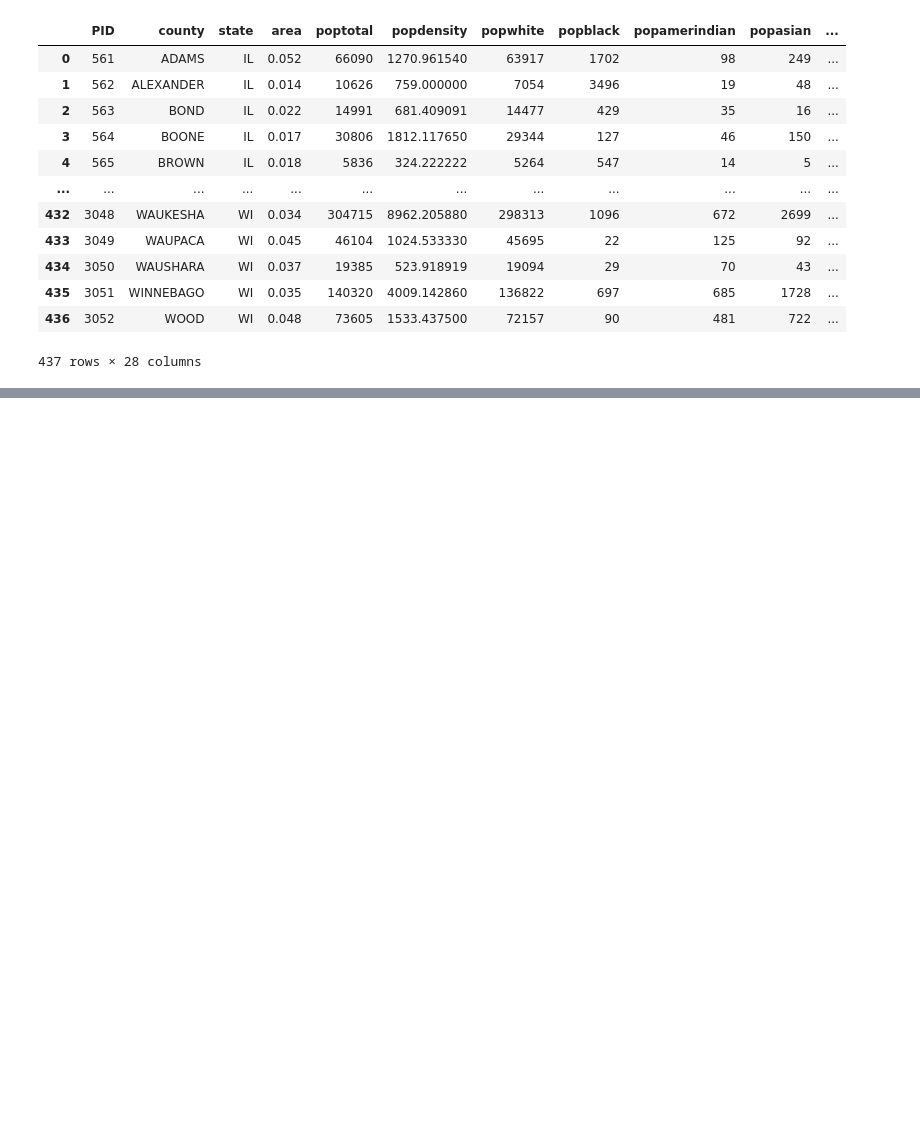
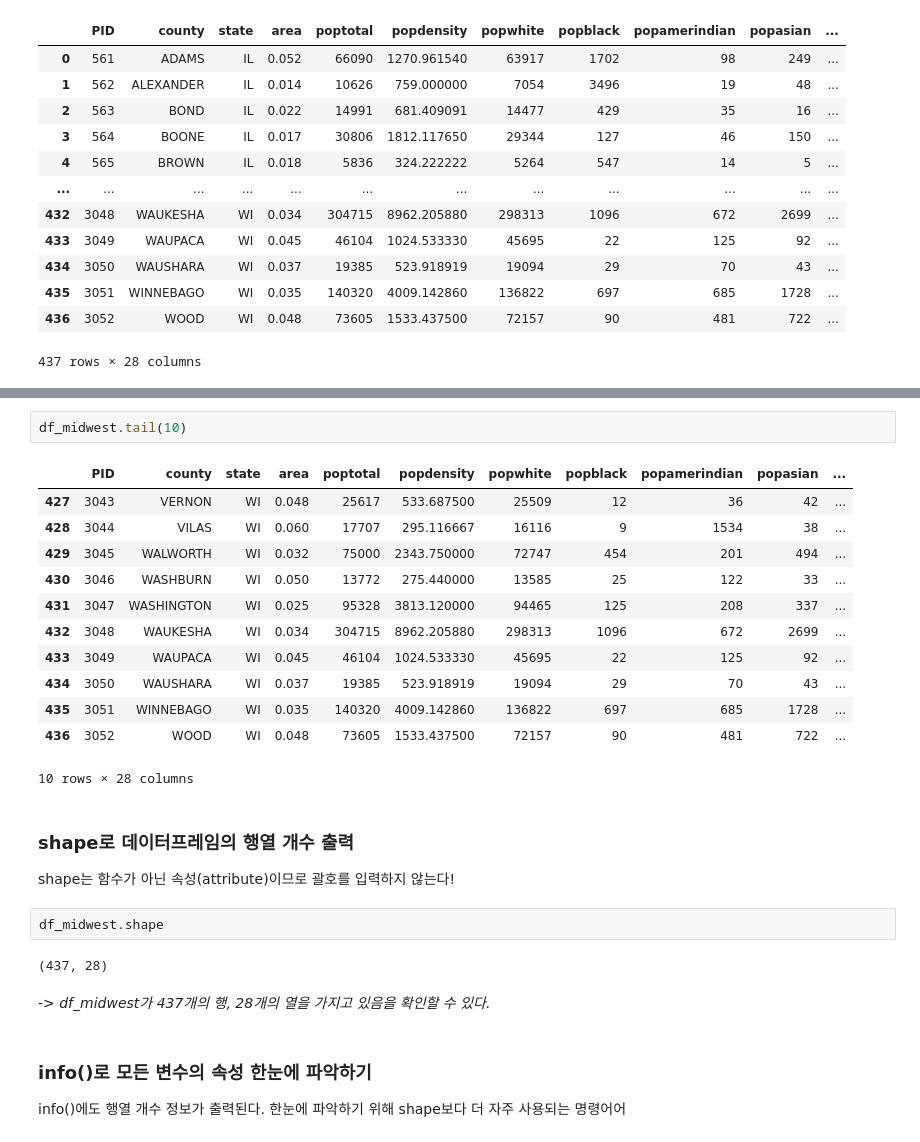
Before and after one commit to Likelion-at-SMWU-13th/KimMinSeo, a Jupyter notebook: part04hw/dataframe.ipynb, the cells around one changed output, grey strips where cells are left out. Drawn from its saved outputs; the diff is of its cells as text; blank space fills up the shorter version.

```diff
--- a/part04hw/dataframe.ipynb
+++ b/part04hw/dataframe.ipynb
@@ -24,0 +65,27 @@ df_midwest
+# %%
+df_midwest.tail(10)
+# %% [output]
+|  | PID | county | state | area | poptotal | popdensity | popwhite | popblack | popamerindian | popasian | ... |
+| 427 | 3043 | VERNON | WI | 0.048 | 25617 | 533.687500 | 25509 | 12 | 36 | 42 | ... |
+| 428 | 3044 | VILAS | WI | 0.060 | 17707 | 295.116667 | 16116 | 9 | 1534 | 38 | ... |
+| 429 | 3045 | WALWORTH | WI | 0.032 | 75000 | 2343.750000 | 72747 | 454 | 201 | 494 | ... |
+| 430 | 3046 | WASHBURN | WI | 0.050 | 13772 | 275.440000 | 13585 | 25 | 122 | 33 | ... |
+| 431 | 3047 | WASHINGTON | WI | 0.025 | 95328 | 3813.120000 | 94465 | 125 | 208 | 337 | ... |
+| 432 | 3048 | WAUKESHA | WI | 0.034 | 304715 | 8962.205880 | 298313 | 1096 | 672 | 2699 | ... |
+| 433 | 3049 | WAUPACA | WI | 0.045 | 46104 | 1024.533330 | 45695 | 22 | 125 | 92 | ... |
+| 434 | 3050 | WAUSHARA | WI | 0.037 | 19385 | 523.918919 | 19094 | 29 | 70 | 43 | ... |
+| 435 | 3051 | WINNEBAGO | WI | 0.035 | 140320 | 4009.142860 | 136822 | 697 | 685 | 1728 | ... |
+| 436 | 3052 | WOOD | WI | 0.048 | 73605 | 1533.437500 | 72157 | 90 | 481 | 722 | ... |
+10 rows × 28 columns
+# %% [markdown]
+### shape로 데이터프레임의 행열 개수 출력 ###
+shape는 함수가 아닌 속성(attribute)이므로 괄호를 입력하지 않는다!
+# %%
+df_midwest.shape
+# %% [output]
+(437, 28)
+# %% [markdown]
+*-> df_midwest가 437개의 행, 28개의 열을 가지고 있음을 확인할 수 있다.*
+# %% [markdown]
+### info()로 모든 변수의 속성 한눈에 파악하기 ###
+info()에도 행열 개수 정보가 출력된다. 한눈에 파악하기 위해 shape보다 더 자주 사용되는 명령어어
```
Also changed, not shown: parts of 12 cells of this notebook.
